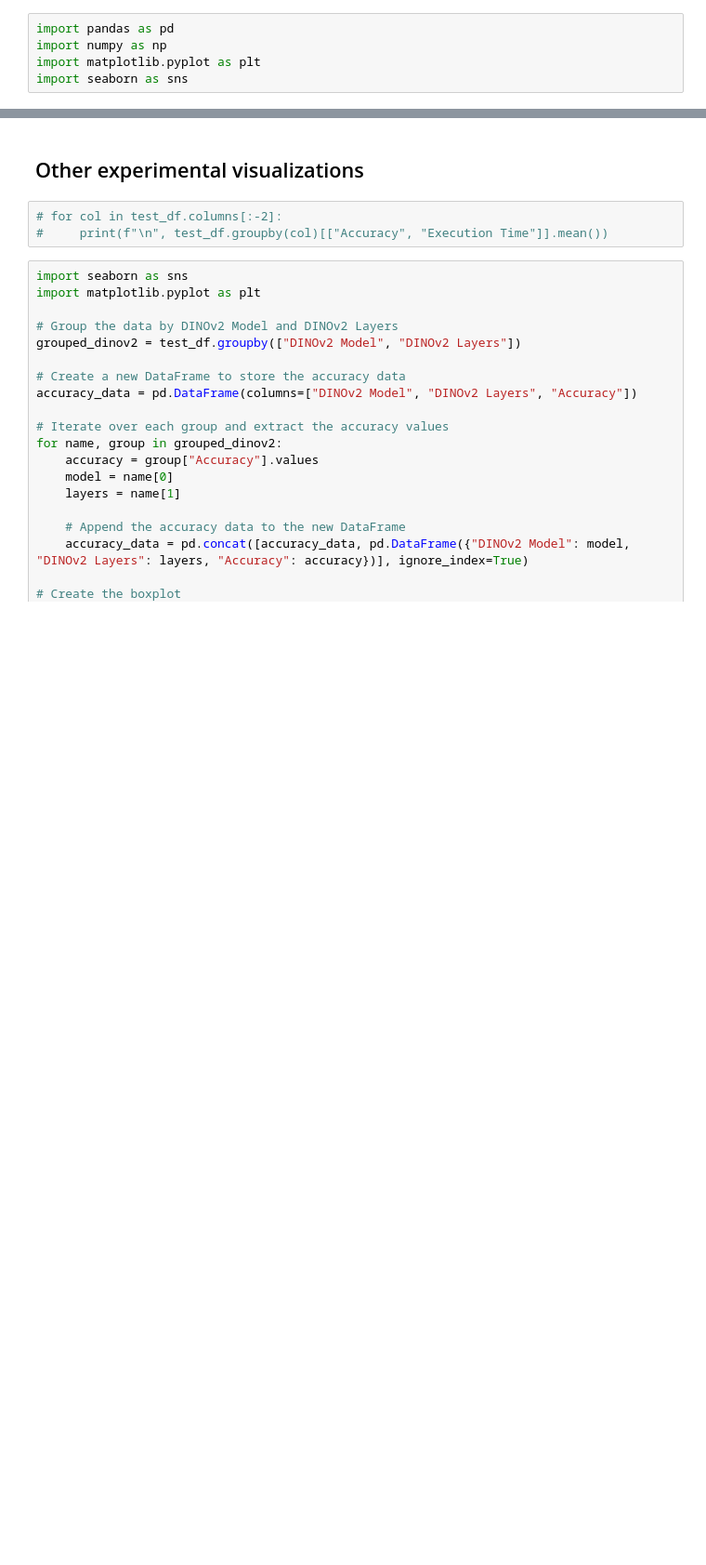
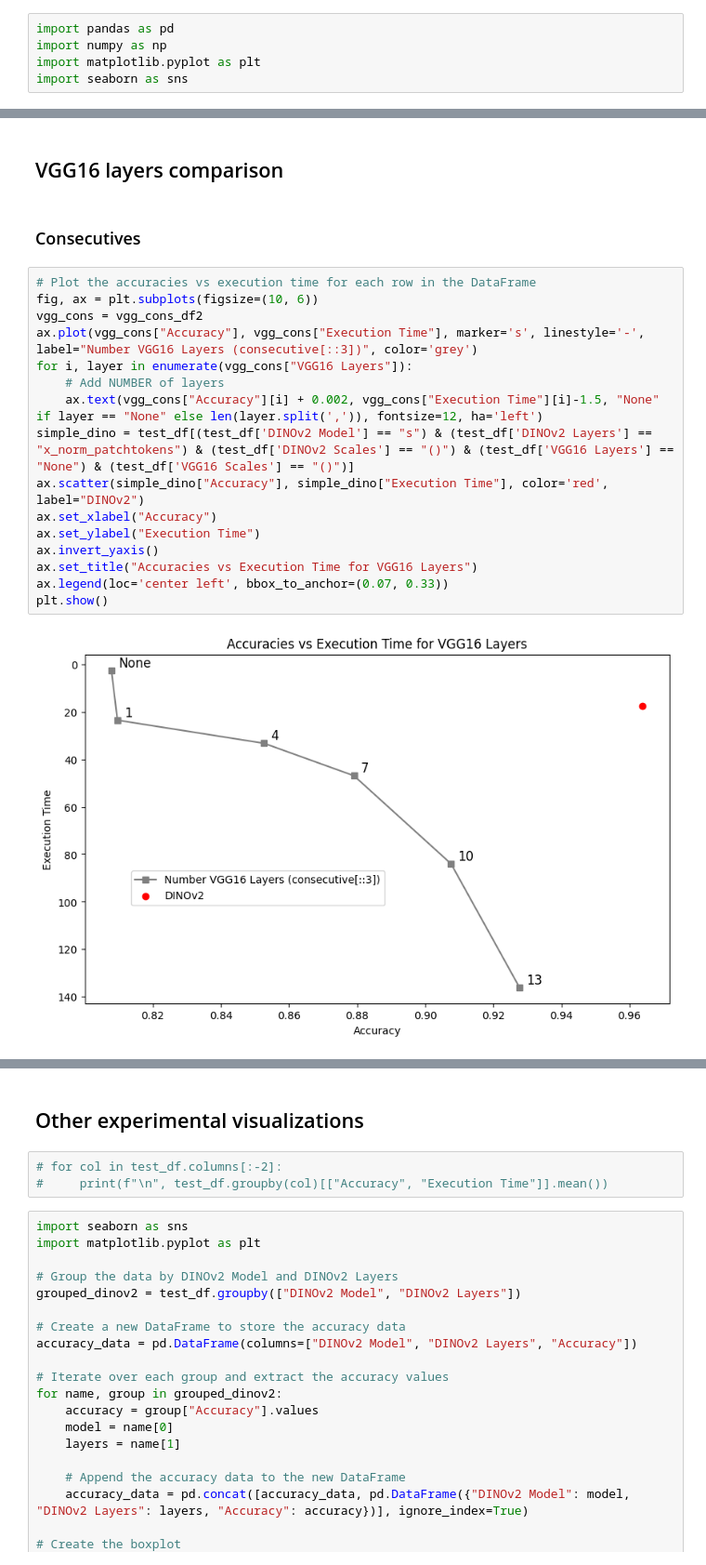
Before and after one commit to quasar1357/dino_paint, a Jupyter notebook: dino_evaluate.ipynb, the cells around one changed output, grey strips where cells are left out. Shown: that part at 93% size. Drawn from its saved outputs; the diff is of its cells as text; blank space fills up the shorter version.

```diff
--- a/dino_evaluate.ipynb
+++ b/dino_evaluate.ipynb
@@ -192,0 +198,22 @@ plt.show()
+# %% [markdown]
+## VGG16 layers comparison
+# %% [markdown]
+### Consecutives
+# %%
+# Plot the accuracies vs execution time for each row in the DataFrame
+fig, ax = plt.subplots(figsize=(10, 6))
+vgg_cons = vgg_cons_df2
+ax.plot(vgg_cons["Accuracy"], vgg_cons["Execution Time"], marker='s', linestyle='-', label="Number VGG16 Layers (consecutive[::3])", color='grey')
+for i, layer in enumerate(vgg_cons["VGG16 Layers"]):
+    # Add NUMBER of layers
+    ax.text(vgg_cons["Accuracy"][i] + 0.002, vgg_cons["Execution Time"][i]-1.5, "None" if layer == "None" else len(layer.split(',')), fontsize=12, ha='left')
+simple_dino = test_df[(test_df['DINOv2 Model'] == "s") & (test_df['DINOv2 Layers'] == "x_norm_patchtokens") & (test_df['DINOv2 Scales'] == "()") & (test_df['VGG16 Layers'] == "None") & (test_df['VGG16 Scales'] == "()")]
+ax.scatter(simple_dino["Accuracy"], simple_dino["Execution Time"], color='red', label="DINOv2")
+ax.set_xlabel("Accuracy")
+ax.set_ylabel("Execution Time")
+ax.invert_yaxis()
+ax.set_title("Accuracies vs Execution Time for VGG16 Layers")
+ax.legend(loc='center left', bbox_to_anchor=(0.07, 0.33))
+plt.show()
+# %% [output]
+[figure, added]
```
Also changed, not shown: parts of 13 cells of this notebook, 9 other files.
